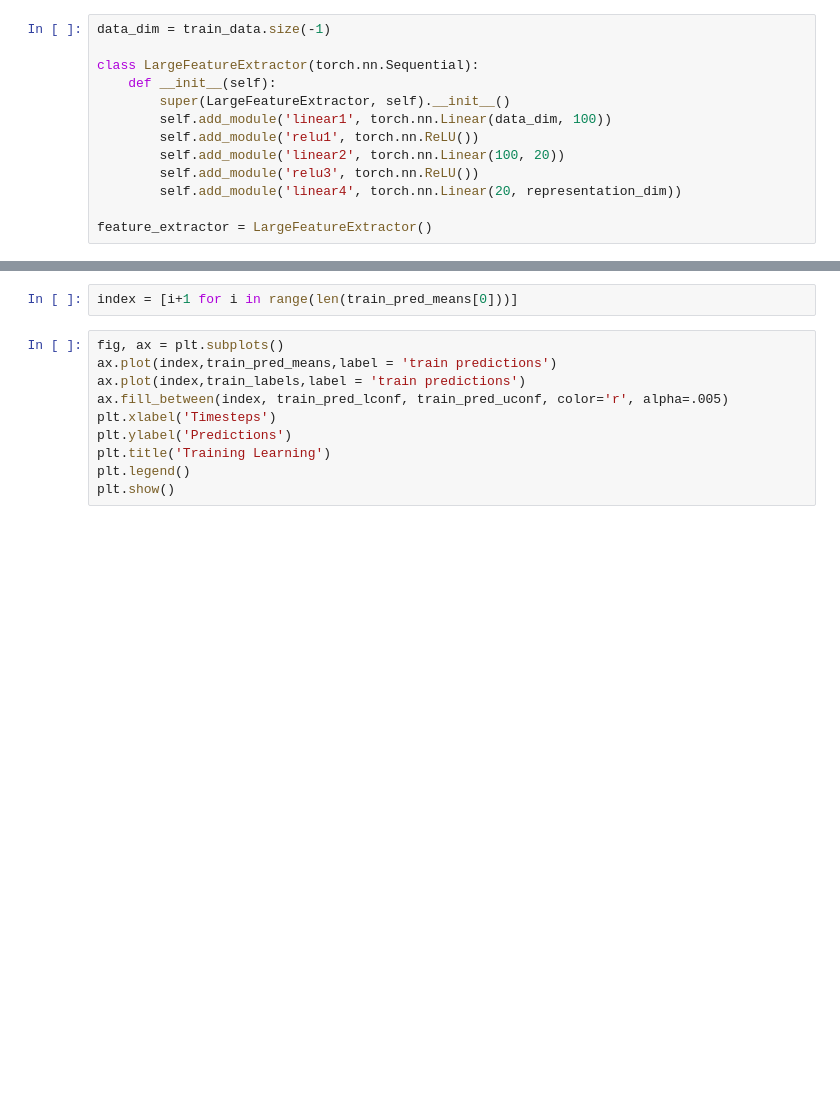
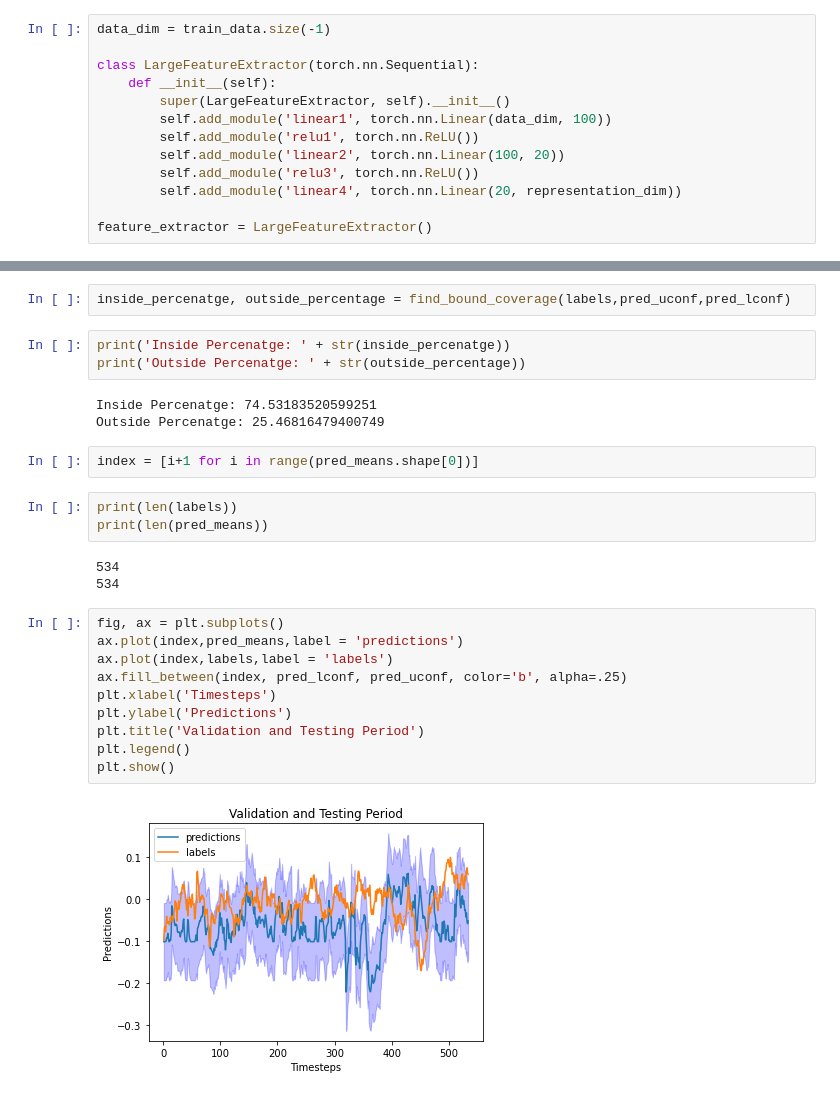
Before and after one commit to apof/Master-Thesis-----Deep-Kernel-Learning-and-Neural-Processes--combining-GPs-with-DL, a Jupyter notebook: Deep Kernel Learning.ipynb, the cells around one changed output, grey strips where cells are left out. Cells and saved outputs as stored; diff of their text form; blank space fills up the shorter version.

```diff
--- a/Deep Kernel Learning.ipynb
+++ b/Deep Kernel Learning.ipynb
@@ -189,12 +233,28 @@ train_pred_uconf = train_pred_uconf[0]
+# %%
+inside_percenatge, outside_percentage = find_bound_coverage(labels,pred_uconf,pred_lconf)
+# %%
+print('Inside Percenatge: ' + str(inside_percenatge))
+print('Outside Percenatge: ' + str(outside_percentage))
+# %% [output]
+Inside Percenatge: 74.53183520599251
+Outside Percenatge: 25.46816479400749
 # %%
-index = [i+1 for i in range(len(train_pred_means[0]))]
+index = [i+1 for i in range(pred_means.shape[0])]
+# %%
+print(len(labels))
+print(len(pred_means))
+# %% [output]
+534
+534
 # %%
 fig, ax = plt.subplots()
-ax.plot(index,train_pred_means,label = 'train predictions')
-ax.plot(index,train_labels,label = 'train predictions')
-ax.fill_between(index, train_pred_lconf, train_pred_uconf, color='r', alpha=.005)
+ax.plot(index,pred_means,label = 'predictions')
+ax.plot(index,labels,label = 'labels')
+ax.fill_between(index, pred_lconf, pred_uconf, color='b', alpha=.25)
 plt.xlabel('Timesteps')
 plt.ylabel('Predictions')
-plt.title('Training Learning')
+plt.title('Validation and Testing Period')
 plt.legend()
 plt.show()
+# %% [output]
+[figure, added]
```
Also changed, not shown: parts of 11 cells of this notebook.
